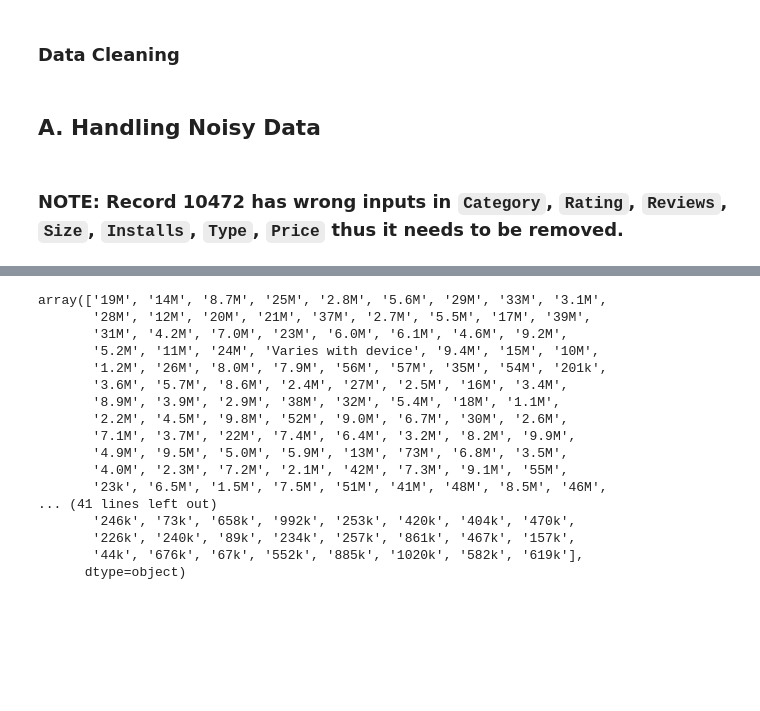
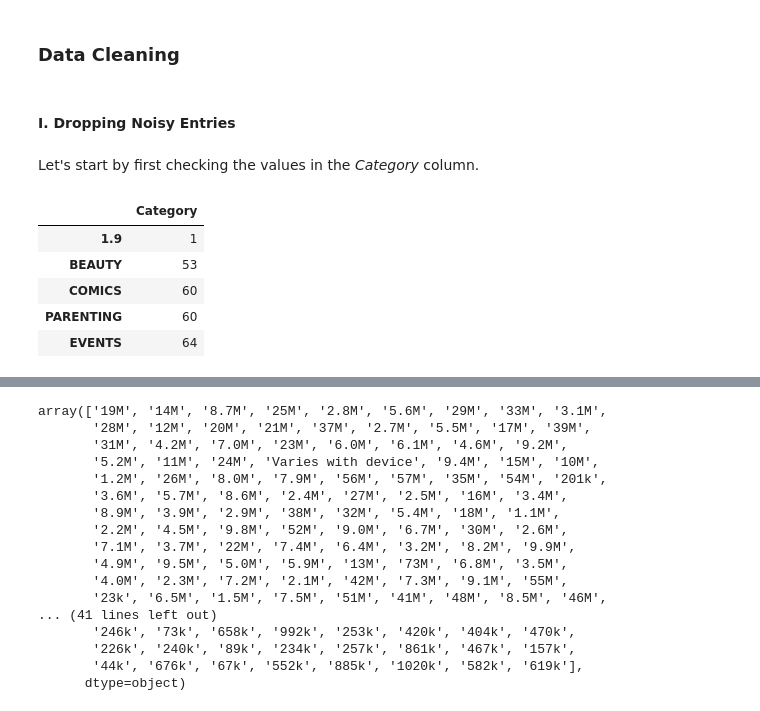
Before and after one commit to Logician724/play-store-analysis, a Jupyter notebook: notebook.ipynb, the cells around one changed output, grey strips where cells are left out. Cells and saved outputs as stored; diff of their text form; code cells hidden in the pictures; blank space fills up the shorter version.

```diff
--- a/notebook.ipynb
+++ b/notebook.ipynb
@@ -85,7 +85,16 @@ As shown above, the adjunct review data consists of 5 features:
 <p> For now, we will put the review data aside and work with the main dataset. </p>
 # %% [markdown]
 ### Data Cleaning
-# %% [markdown]
-## A. Handling Noisy Data
-# %% [markdown]
-### NOTE: Record 10472 has wrong inputs in `Category`, `Rating`, `Reviews`, `Size`, `Installs`, `Type`, `Price` thus it needs to be removed.
+# %% [markdown]
+#### I. Dropping Noisy Entries
+# %% [markdown]
+Let's start by first checking the values in the <i>Category</i> column.
+# %%
+pd.DataFrame(apps_df['Category'].value_counts(ascending=True)).head(5)
+# %% [output]
+|  | Category |
+| 1.9 | 1 |
+| BEAUTY | 53 |
+| COMICS | 60 |
+| PARENTING | 60 |
+| EVENTS | 64 |
```
Also changed, not shown: parts of 21 cells of this notebook.
